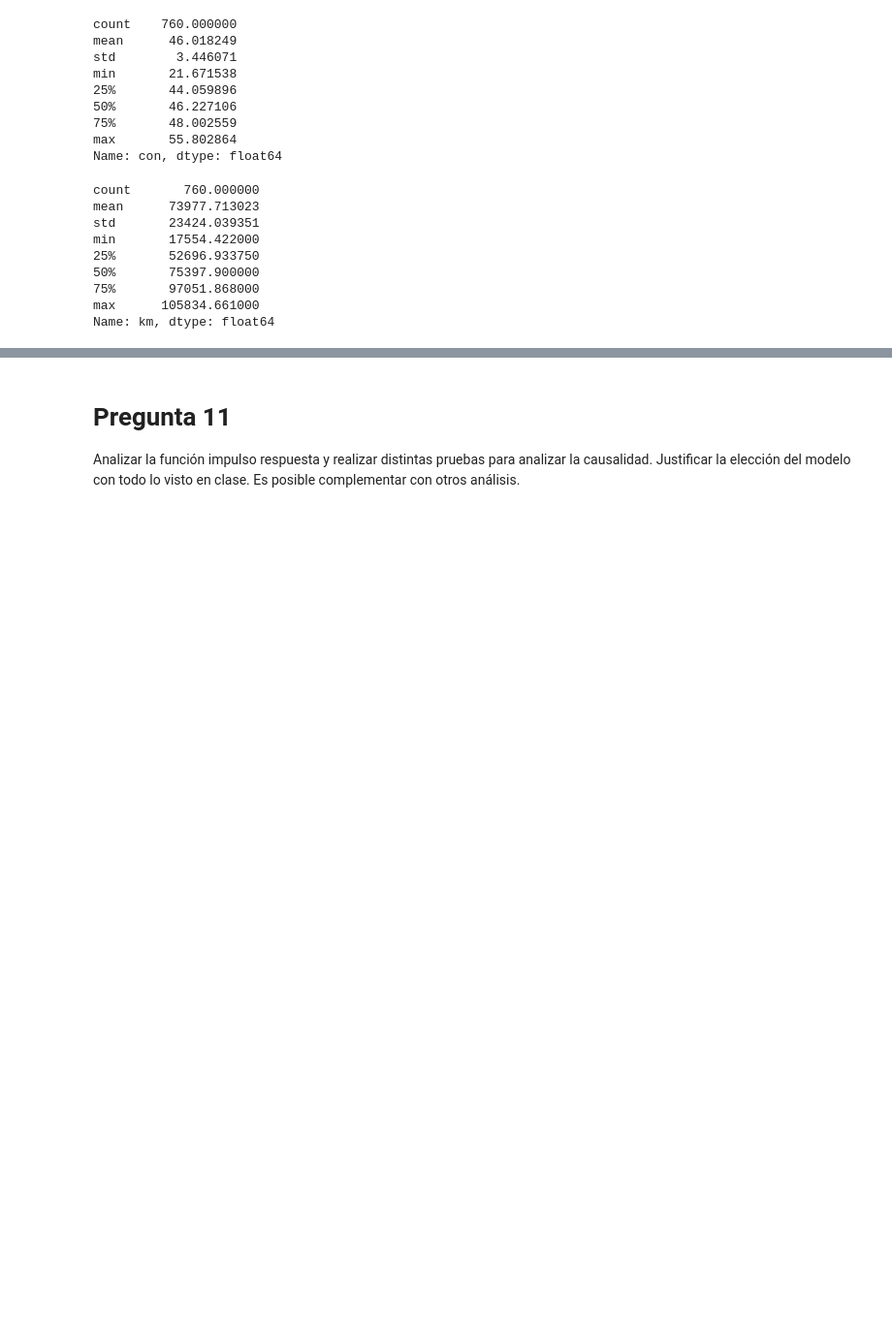
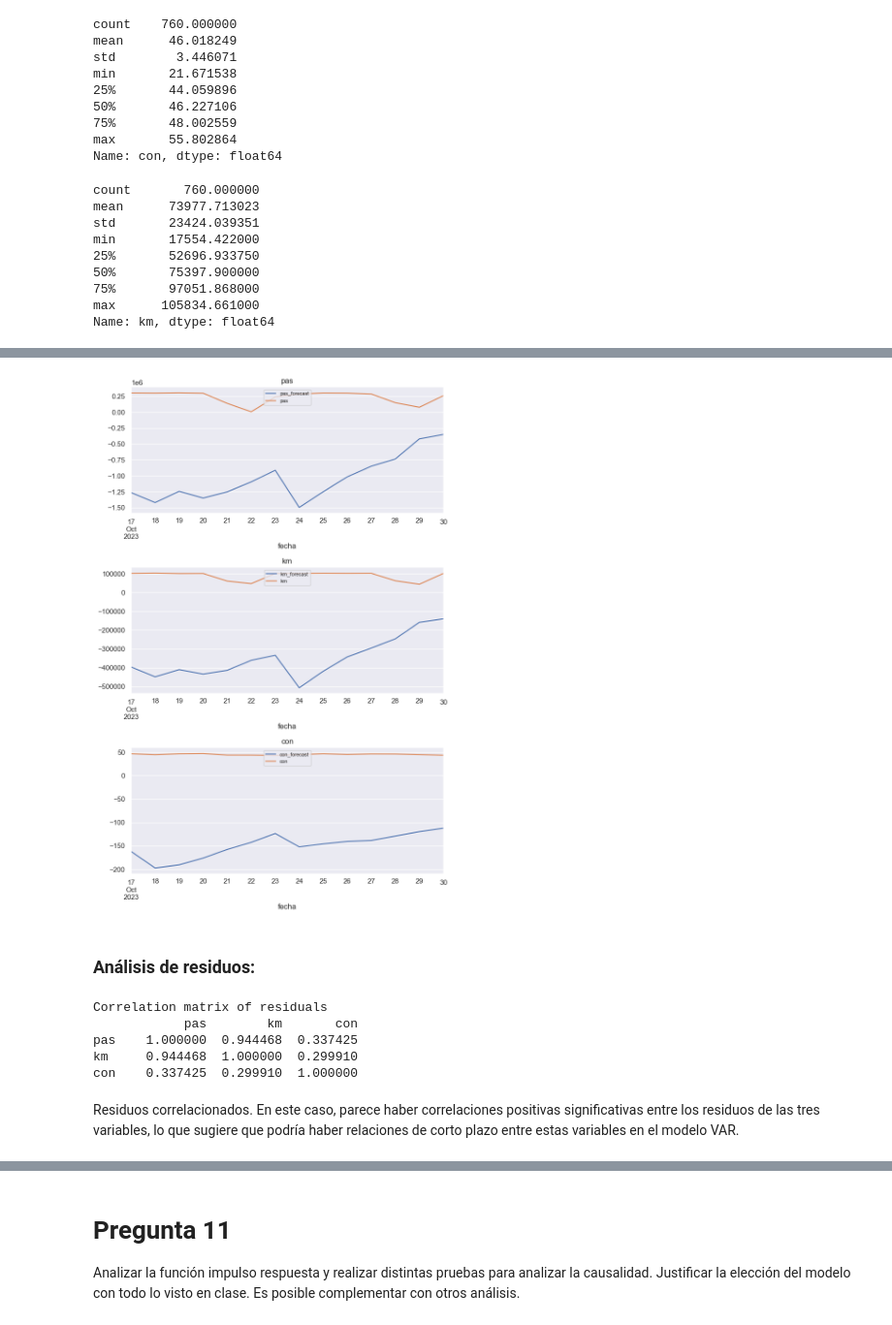
Before and after one commit to jiang-011/AST_G4, a Jupyter notebook: TP_G4_Pasajeros.ipynb, the cells around one changed output, grey strips where cells are left out. Shown at 97% size. Saved outputs shown, nothing was run; the diff lists cells and outputs as text; code cells hidden in the pictures; blank space fills up the shorter version.

```diff
--- a/TP_G4_Pasajeros.ipynb
+++ b/TP_G4_Pasajeros.ipynb
@@ -969,0 +1115,15 @@ serieVAR=pd.concat([pasajeros_d, km_d, consumo_d], axis=1)
+# %%
+def invert_transformation(df_train, df_forecast, second_diff=False):
+    """Revert back the differencing to get the forecast to original scale."""
+    df_fc = df_forecast.copy()
+    columns = train.columns
+    for col in columns:
+        # Roll back 2nd Diff
+        if second_diff:
+            df_fc[str(col)+'_1d'] = (train[col].iloc[-1]-train[col].iloc[-2]) + df_fc[str(col)+'_2d'].cumsum()
+        # Roll back 1st Diff
+        df_fc[str(col)+'_forecast'] = train[col].iloc[-1] + df_fc[str(col)+'_1d'].cumsum()
+    return df_fc
+# %%
+df_results = invert_transformation(train, df_forecast, second_diff=False)
+df_results.loc[:, ['pas_forecast', 'km_forecast', 'con_forecast']]
@@ -969,0 +1147,29 @@ serieVAR=pd.concat([pasajeros_d, km_d, consumo_d], axis=1)
+# %%
+import matplotlib.pyplot as plt
+
+fig, axes = plt.subplots(nrows=3, ncols=1, dpi=100, figsize=(8, 12))
+
+for i, (col, ax) in enumerate(zip(serieVAR.columns, axes.flatten())):
+    df_results[col+'_forecast'].plot(legend=True, ax=ax).autoscale(axis='x', tight=True)
+    test[col][-n_forecast:].plot(legend=True, ax=ax)
+    ax.set_title(col)
+    ax.xaxis.set_ticks_position('none')
+    ax.yaxis.set_ticks_position('none')
+    ax.legend(fontsize="8", loc='upper center')
+
+plt.tight_layout()  # Ajustar automáticamente el espaciado entre subgráficas
+plt.show()
+# %% [output]
+[figure, added]
+# %% [markdown]
+### Análisis de residuos:
+# %%
+print(model_fitted.summary()._resid_info())
+# %% [output]
+Correlation matrix of residuals
+            pas        km       con
+pas    1.000000  0.944468  0.337425
+km     0.944468  1.000000  0.299910
+con    0.337425  0.299910  1.000000
+# %% [markdown]
+Residuos correlacionados. En este caso, parece haber correlaciones positivas significativas entre los residuos de las tres variables, lo que sugiere que podría haber relaciones de corto plazo entre estas variables en el modelo VAR.
```
Also changed, not shown: parts of 20 cells of this notebook.
